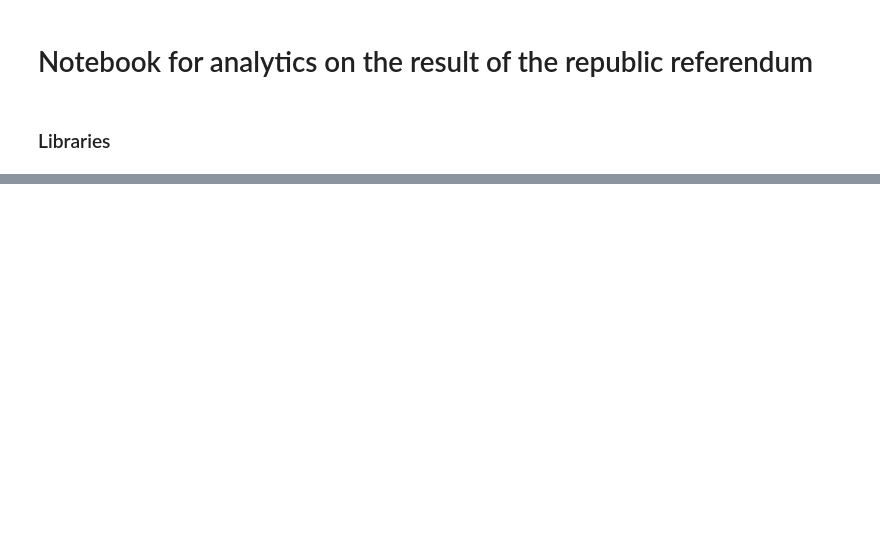
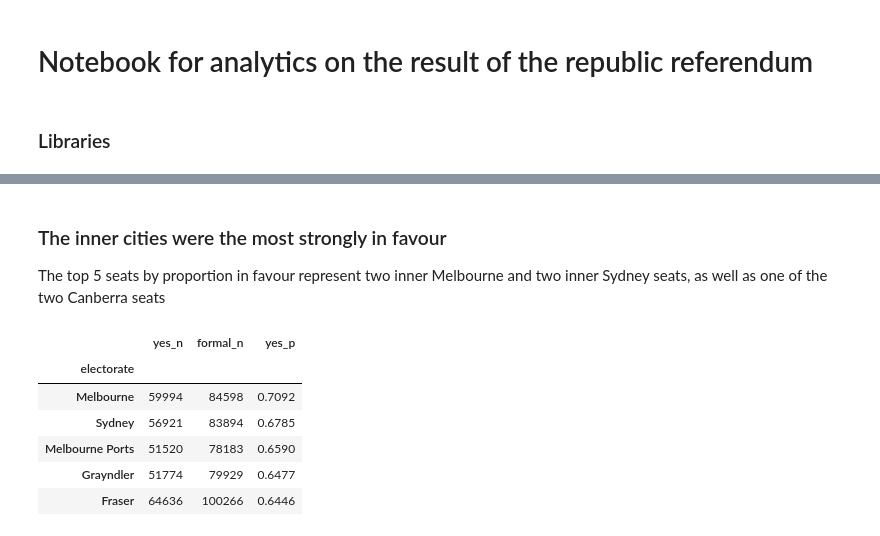
Before and after one commit to jaketclarke/australian_referenda, a Jupyter notebook: republic_referendum_analytics.ipynb, the cells around one changed output, grey strips where cells are left out. Saved outputs shown, nothing was run; the diff lists cells and outputs as text; code cells hidden in the pictures; blank space fills up the shorter version.

```diff
--- a/republic_referendum_analytics.ipynb
+++ b/republic_referendum_analytics.ipynb
@@ -32,0 +66,16 @@ display(df_pp.head(3))
+# %% [markdown]
+### The inner cities were the most strongly in favour
+
+The top 5 seats by proportion in favour represent two inner Melbourne and two inner Sydney seats, as well as one of the two Canberra seats
+# %%
+r = df_results[['electorate','yes_n','formal_n']].groupby('electorate').sum()
+r['yes_p'] = round(r['yes_n']/r['formal_n'],4)
+display(r.sort_values(['yes_p'],ascending=False).head(5))
+# %% [output]
+|  | yes_n | formal_n | yes_p |
+| electorate |  |  |  |
+| Melbourne | 59994 | 84598 | 0.7092 |
+| Sydney | 56921 | 83894 | 0.6785 |
+| Melbourne Ports | 51520 | 78183 | 0.6590 |
+| Grayndler | 51774 | 79929 | 0.6477 |
+| Fraser | 64636 | 100266 | 0.6446 |
```
Also changed, not shown: parts of 16 cells of this notebook.
